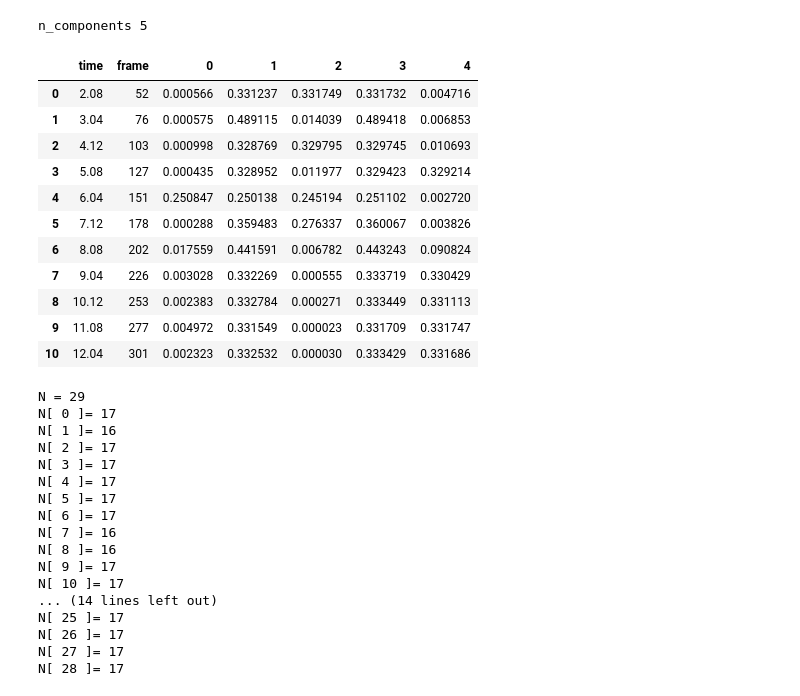
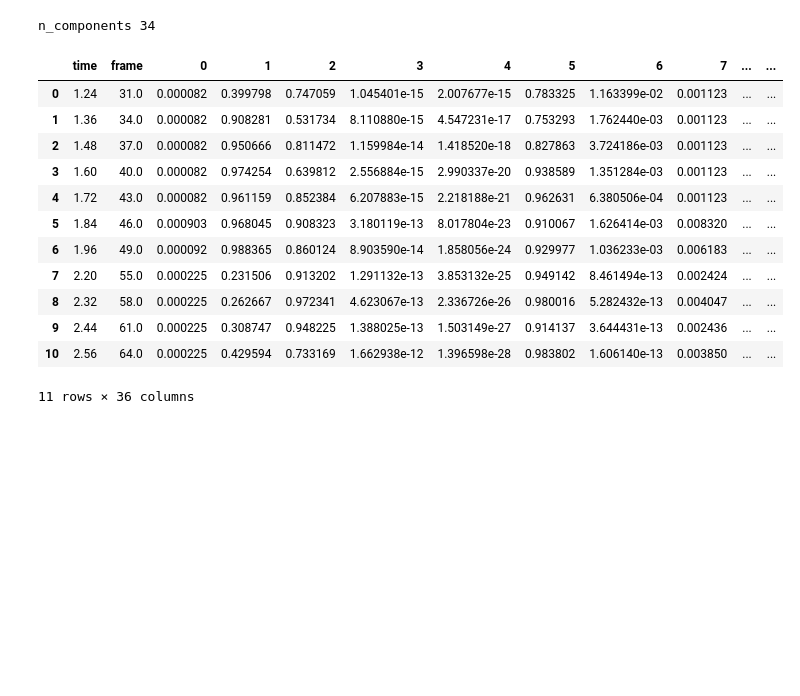
Before and after one commit to Sheph/anomaly, a Jupyter notebook: pch2_run.ipynb, the cells around one changed output. Saved outputs shown, nothing was run; the diff lists cells and outputs as text; code cells hidden in the pictures; blank space fills up the shorter version.

```diff
--- a/pch2_run.ipynb
+++ b/pch2_run.ipynb
@@ -84,7 +81,7 @@ df2 = pd.DataFrame(scaler.fit_transform(df2), columns=df.columns[2:])
 display(df2.describe())
 display(df2.head(5))
 
-df_test = pd.read_csv("data.csv")
+df_test = pd.read_csv("data_test.csv")
 df_test.drop(df_test.columns[0], inplace=True, axis=1)
 df2_test = df_test.drop([df_test.columns[0], df_test.columns[1]], axis=1)
 df2_test = pd.DataFrame(scaler.transform(df2_test), columns=df_test.columns[2:])
@@ -107,7 +104,31 @@ df2_test = pd.DataFrame(scaler.transform(df2_test), columns=df_test.columns[2:])
 # %%
-bgmm = classify2(df2, 5)
+bgmm = classify2(df2, 50)
 # %% [output]
-n_components 5
+n_components 34
+# %%
+def extend_set(df):
+    df_tmp = df[["time", "frame"]].groupby(['time', 'frame']).agg('count')
+    df_tmp.reset_index(inplace=True)
+
+    first_time = df_tmp.iloc[0]["time"]
+    first_frame = df_tmp.iloc[0]["frame"]
+
+    last_time = df_tmp.iloc[len(df_tmp) - 1]["time"]
+    last_frame = df_tmp.iloc[len(df_tmp) - 1]["frame"]
+
+    dt_time = df_tmp.iloc[len(df_tmp) - 1]["time"] - df_tmp.iloc[len(df_tmp) - 2]["time"]
+    dt_frame = df_tmp.iloc[len(df_tmp) - 1]["frame"] - df_tmp.iloc[len(df_tmp) - 2]["frame"]
+
+    df_app = df.apply(lambda x: [x['time'] - first_time + last_time + dt_time, x['frame'] - first_frame + last_frame + dt_frame] + list(x[2:]), axis=1)
+    df_app = df.append(df_app)
+    df_app.reset_index(inplace=True, drop=True)
+    return df_app
+df = extend_set(df)
+df = extend_set(df)
+df = extend_set(df)
+
+df2 = df.drop([df.columns[0], df.columns[1]], axis=1)
+df2 = pd.DataFrame(scaler.fit_transform(df2), columns=df.columns[2:])
 # %%
 df3 = pd.DataFrame(bgmm.predict_proba(df2))
 df3["time"] = df["time"]
@@ -123,8 +144,8 @@ df3_test.reset_index(inplace=True)
 
 #display(df3.head(11))
 
-df3 = df3.apply(lambda x: [x['time'], x['frame']] + list(x[2:] / x[2:].sum()), axis=1)
-df3_test = df3_test.apply(lambda x: [x['time'], x['frame']] + list(x[2:] / x[2:].sum()), axis=1)
+#df3 = df3.apply(lambda x: [x['time'], x['frame']] + list(x[2:] / x[2:].sum()), axis=1)
+#df3_test = df3_test.apply(lambda x: [x['time'], x['frame']] + list(x[2:] / x[2:].sum()), axis=1)
 
 display(df3.head(11))
 
@@ -135,59 +156,45 @@ display(df3.head(11))
 PN = []
 
 last_t = df3.iloc[0]["time"]
 
 pn = []
+
+seg_len = 60
 
 i = 0
 i_next = 0
 i_next_tm = 0
 while i < len(df3):
     r = df3.iloc[i]
     pn.append(r.drop(["time", "frame"]).ravel())
     if (i_next == 0) and (r.time - last_t > int(seg_len / 2.0)):
         i_next = i
         i_next_tm = r.time
     if r.time - last_t > seg_len:
         last_t = i_next_tm
         i = i_next
         i_next = 0
         PN.append(pn)
         pn = []
     else:
         i += 1
 
 #display(PN[0])
 
 print("N =",len(PN))
 for i in range(len(PN)):
     print("N[",i,"]=",len(PN[i]))
 # %% [output]
-|  | time | frame | 0 | 1 | 2 | 3 | 4 |
-| 0 | 2.08 | 52 | 0.000566 | 0.331237 | 0.331749 | 0.331732 | 0.004716 |
-| 1 | 3.04 | 76 | 0.000575 | 0.489115 | 0.014039 | 0.489418 | 0.006853 |
-| 2 | 4.12 | 103 | 0.000998 | 0.328769 | 0.329795 | 0.329745 | 0.010693 |
-| 3 | 5.08 | 127 | 0.000435 | 0.328952 | 0.011977 | 0.329423 | 0.329214 |
-| 4 | 6.04 | 151 | 0.250847 | 0.250138 | 0.245194 | 0.251102 | 0.002720 |
-| 5 | 7.12 | 178 | 0.000288 | 0.359483 | 0.276337 | 0.360067 | 0.003826 |
-| 6 | 8.08 | 202 | 0.017559 | 0.441591 | 0.006782 | 0.443243 | 0.090824 |
-| 7 | 9.04 | 226 | 0.003028 | 0.332269 | 0.000555 | 0.333719 | 0.330429 |
-| 8 | 10.12 | 253 | 0.002383 | 0.332784 | 0.000271 | 0.333449 | 0.331113 |
-| 9 | 11.08 | 277 | 0.004972 | 0.331549 | 0.000023 | 0.331709 | 0.331747 |
-| 10 | 12.04 | 301 | 0.002323 | 0.332532 | 0.000030 | 0.333429 | 0.331686 |
+|  | time | frame | 0 | 1 | 2 | 3 | 4 | 5 | 6 | 7 | ... | ... |
+| 0 | 1.24 | 31.0 | 0.000082 | 0.399798 | 0.747059 | 1.045401e-15 | 2.007677e-15 | 0.783325 | 1.163399e-02 | 0.001123 | ... | ... |
+| 1 | 1.36 | 34.0 | 0.000082 | 0.908281 | 0.531734 | 8.110880e-15 | 4.547231e-17 | 0.753293 | 1.762440e-03 | 0.001123 | ... | ... |
+| 2 | 1.48 | 37.0 | 0.000082 | 0.950666 | 0.811472 | 1.159984e-14 | 1.418520e-18 | 0.827863 | 3.724186e-03 | 0.001123 | ... | ... |
+| 3 | 1.60 | 40.0 | 0.000082 | 0.974254 | 0.639812 | 2.556884e-15 | 2.990337e-20 | 0.938589 | 1.351284e-03 | 0.001123 | ... | ... |
+| 4 | 1.72 | 43.0 | 0.000082 | 0.961159 | 0.852384 | 6.207883e-15 | 2.218188e-21 | 0.962631 | 6.380506e-04 | 0.001123 | ... | ... |
+| 5 | 1.84 | 46.0 | 0.000903 | 0.968045 | 0.908323 | 3.180119e-13 | 8.017804e-23 | 0.910067 | 1.626414e-03 | 0.008320 | ... | ... |
+| 6 | 1.96 | 49.0 | 0.000092 | 0.988365 | 0.860124 | 8.903590e-14 | 1.858056e-24 | 0.929977 | 1.036233e-03 | 0.006183 | ... | ... |
+| 7 | 2.20 | 55.0 | 0.000225 | 0.231506 | 0.913202 | 1.291132e-13 | 3.853132e-25 | 0.949142 | 8.461494e-13 | 0.002424 | ... | ... |
+| 8 | 2.32 | 58.0 | 0.000225 | 0.262667 | 0.972341 | 4.623067e-13 | 2.336726e-26 | 0.980016 | 5.282432e-13 | 0.004047 | ... | ... |
+| 9 | 2.44 | 61.0 | 0.000225 | 0.308747 | 0.948225 | 1.388025e-13 | 1.503149e-27 | 0.914137 | 3.644431e-13 | 0.002436 | ... | ... |
+| 10 | 2.56 | 64.0 | 0.000225 | 0.429594 | 0.733169 | 1.662938e-12 | 1.396598e-28 | 0.983802 | 1.606140e-13 | 0.003850 | ... | ... |
-N = 29
-N[ 0 ]= 17
-N[ 1 ]= 16
-N[ 2 ]= 17
-N[ 3 ]= 17
-N[ 4 ]= 17
-N[ 5 ]= 17
-N[ 6 ]= 17
-N[ 7 ]= 16
-N[ 8 ]= 16
-N[ 9 ]= 17
-N[ 10 ]= 17
-... (14 lines left out)
-N[ 25 ]= 17
-N[ 26 ]= 17
-N[ 27 ]= 17
-N[ 28 ]= 17
+11 rows × 36 columns
```
Also changed, not shown: parts of 13 cells of this notebook, 7 other files.
